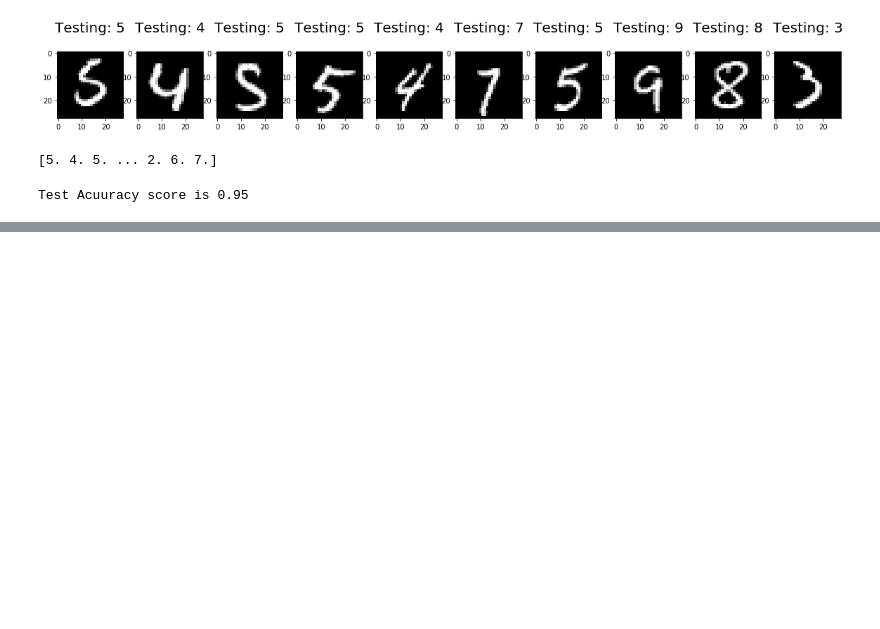
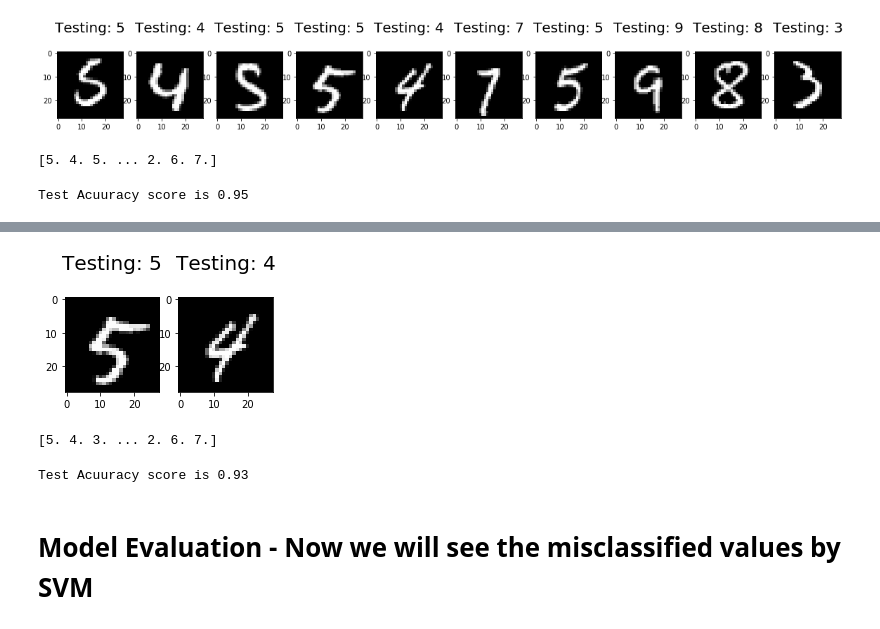
Before and after one commit to SanketBhaud/DigitRecognition, a Jupyter notebook: Digit Recognition.ipynb, the cells around one changed output, grey strips where cells are left out. Cells and saved outputs as stored; diff of their text form; code cells hidden in the pictures; blank space fills up the shorter version.

```diff
--- a/Digit Recognition.ipynb
+++ b/Digit Recognition.ipynb
@@ -129,0 +181,9 @@ Test Acuuracy score is 0.95
+# %%
+# Predict for Multiple Observations (images) at Once
+plt.figure(figsize=(20,4))
+for index_2, (d, label_2) in enumerate(zip(X_test[3:5], y_test[3:5])):
+    plt.subplot(1, 10, index_2 + 1)
+    plt.imshow(np.reshape(d, (28,28)), cmap=plt.cm.gray)
+    plt.title('Testing: %i\n' % label_2, fontsize = 20)
+# %% [output]
+[figure, added]
@@ -129,0 +193,11 @@ Test Acuuracy score is 0.95
+# %%
+print(predictions_1)
+# %% [output]
+[5. 4. 3. ... 2. 6. 7.]
+# %%
+score = svclassifier.score(X_test, y_test)
+print(f'Test Acuuracy score is {score:.2f} ')
+# %% [output]
+Test Acuuracy score is 0.93
+# %% [markdown]
+# Model Evaluation - Now we will see the misclassified values by SVM
```
Also changed, not shown: parts of 18 cells of this notebook.
